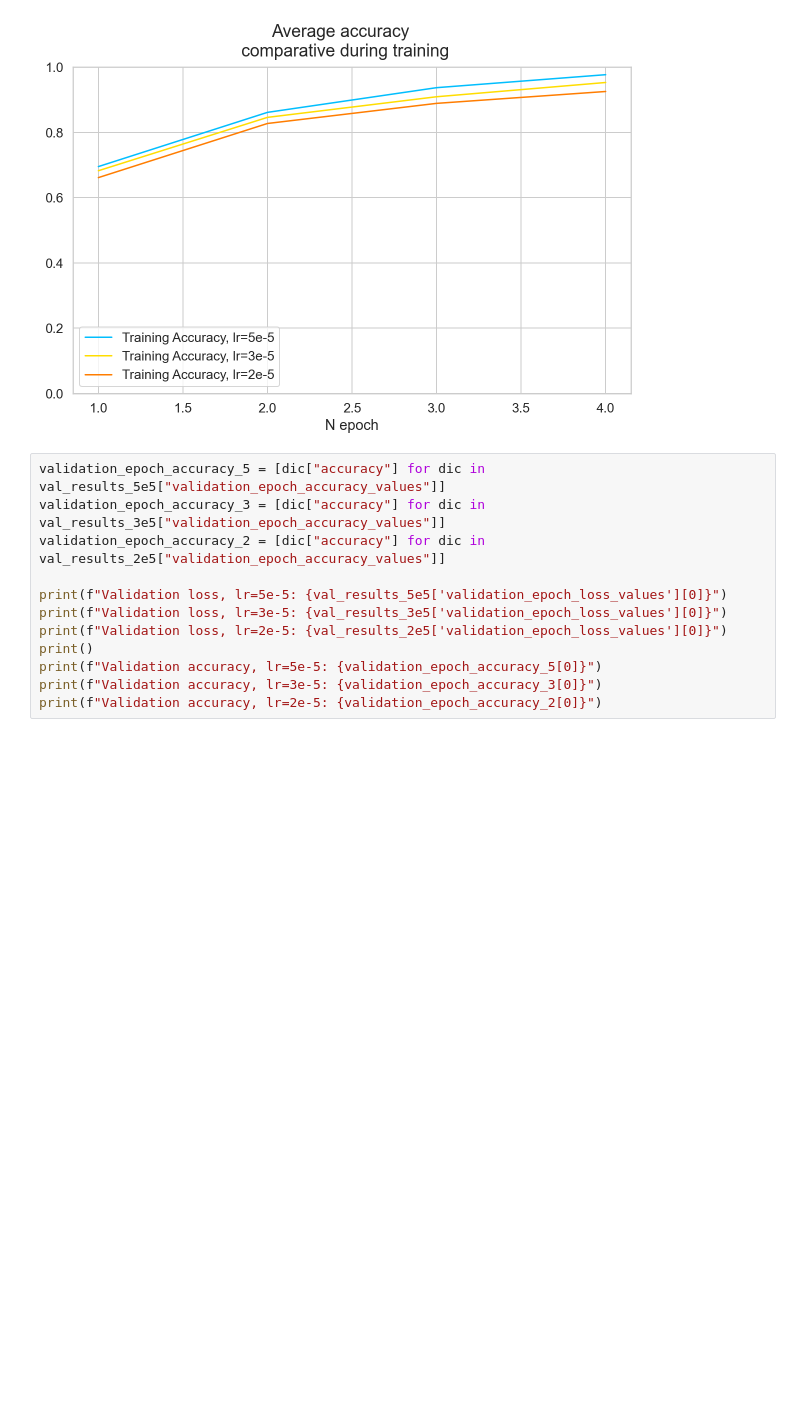
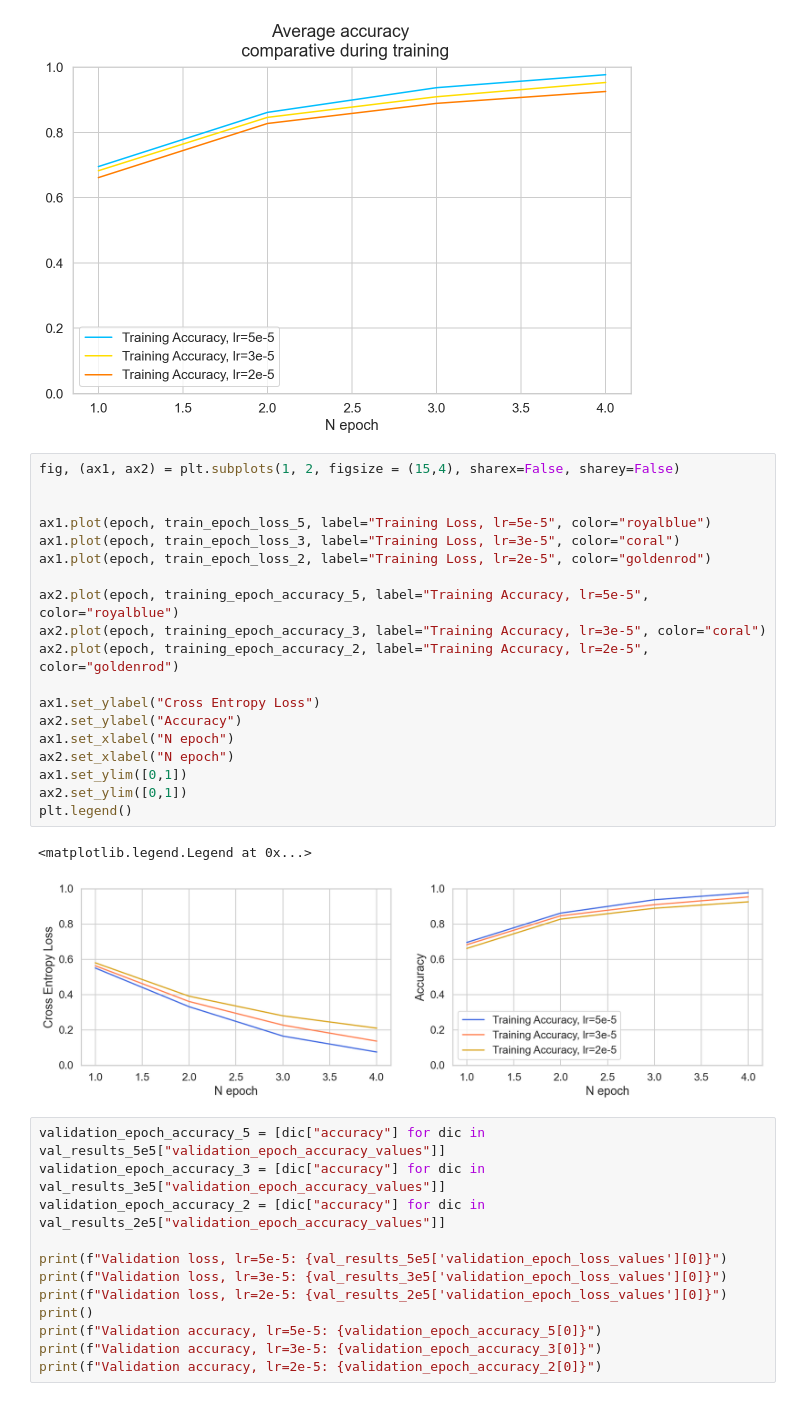
Before and after one commit to dorsolich/language-generation-with-LLM, a Jupyter notebook: qg/results_analysis/cls_results_analysis.ipynb, the cells around one changed output. Cells and saved outputs as stored; diff of their text form; blank space fills up the shorter version.

```diff
--- a/qg/results_analysis/cls_results_analysis.ipynb
+++ b/qg/results_analysis/cls_results_analysis.ipynb
@@ -117,6 +117,28 @@ plt.legend()
 # %% [output]
 <matplotlib.legend.Legend at 0x...>
 [figure]
+# %%
+fig, (ax1, ax2) = plt.subplots(1, 2, figsize = (15,4), sharex=False, sharey=False)
+
+
+ax1.plot(epoch, train_epoch_loss_5, label="Training Loss, lr=5e-5", color="royalblue")
+ax1.plot(epoch, train_epoch_loss_3, label="Training Loss, lr=3e-5", color="coral")
+ax1.plot(epoch, train_epoch_loss_2, label="Training Loss, lr=2e-5", color="goldenrod")
+
+ax2.plot(epoch, training_epoch_accuracy_5, label="Training Accuracy, lr=5e-5", color="royalblue")
+ax2.plot(epoch, training_epoch_accuracy_3, label="Training Accuracy, lr=3e-5", color="coral")
+ax2.plot(epoch, training_epoch_accuracy_2, label="Training Accuracy, lr=2e-5", color="goldenrod")
+
+ax1.set_ylabel("Cross Entropy Loss")
+ax2.set_ylabel("Accuracy")
+ax1.set_xlabel("N epoch")
+ax2.set_xlabel("N epoch")
+ax1.set_ylim([0,1])
+ax2.set_ylim([0,1])
+plt.legend()
+# %% [output]
+<matplotlib.legend.Legend at 0x...>
+[figure, added]
 # %%
 validation_epoch_accuracy_5 = [dic["accuracy"] for dic in val_results_5e5["validation_epoch_accuracy_values"]]
 validation_epoch_accuracy_3 = [dic["accuracy"] for dic in val_results_3e5["validation_epoch_accuracy_values"]]
```
Also changed, not shown: parts of 4 cells of this notebook, 15 other files.
